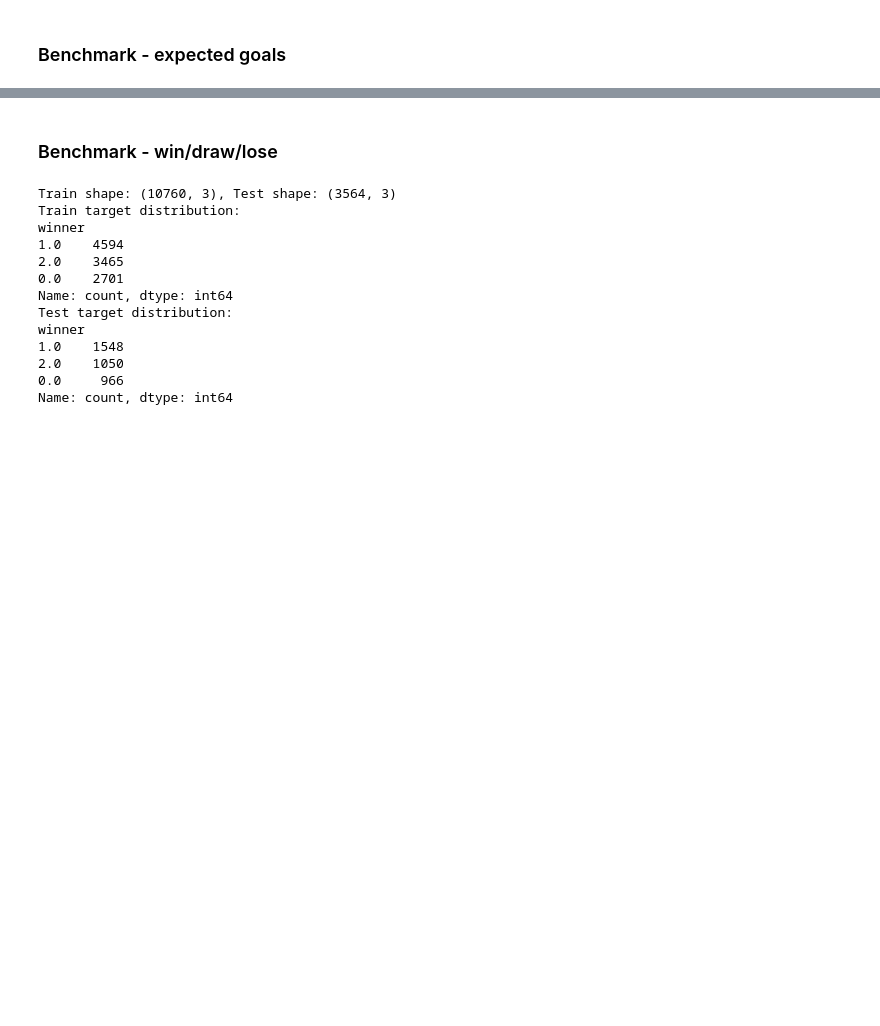
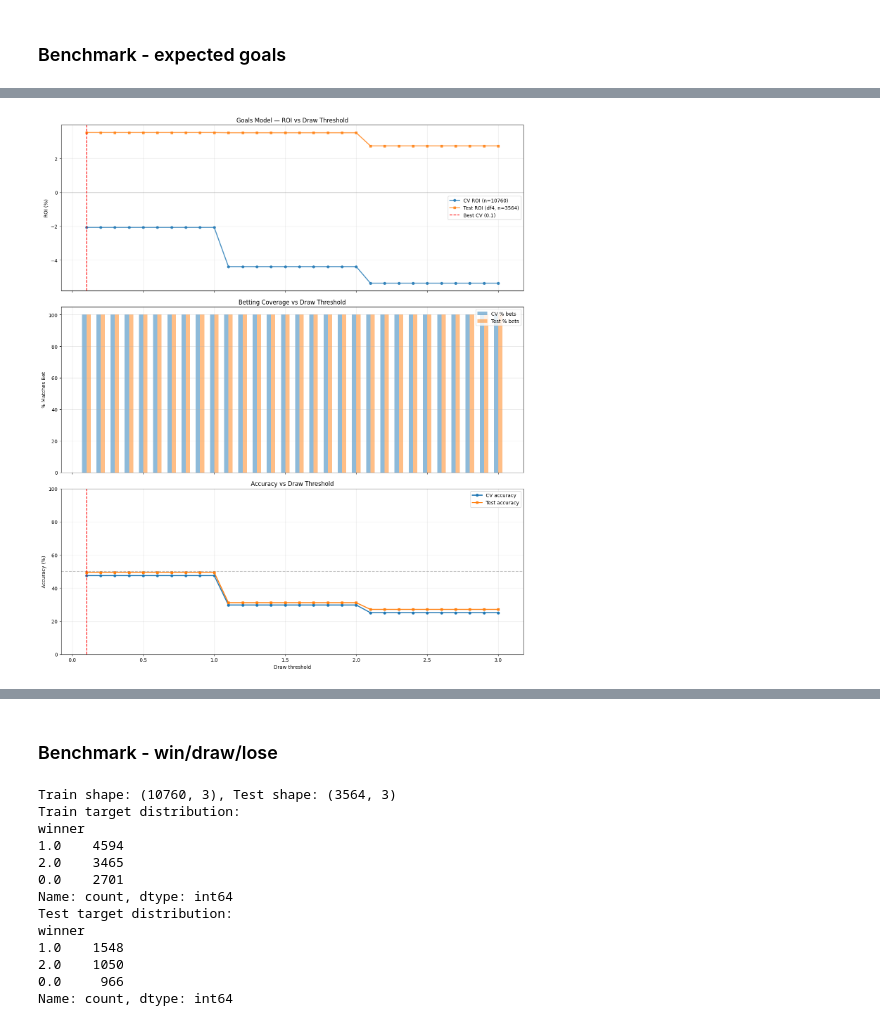
Before and after one commit to kiper22/Betting-Odds, a Jupyter notebook: notebooks/analysis.ipynb, the cells around one changed output, grey strips where cells are left out. Saved outputs shown, nothing was run; the diff lists cells and outputs as text; code cells hidden in the pictures; blank space fills up the shorter version.

```diff
--- a/notebooks/analysis.ipynb
+++ b/notebooks/analysis.ipynb
@@ -2335,23 +2425,21 @@ def evaluate_goals_predictions(model, X, y, threshold):
     return profit, placed, pct, acc
 # %%
 # ═══════════════════════════════════════════════════════════════════════════
-# PRZYGOTOWANIE DANYCH I MODELU
+# PREPARE MODEL
 # ═══════════════════════════════════════════════════════════════════════════
 X_train, y_train, _ = get_Xy(df_train, TARGET_G)
 X_test, y_test, _ = get_Xy(df_test, TARGET_G)
 
 print(f"Train shape: {X_train.shape}, Test shape: {X_test.shape}")
 
-# Model: DecisionTree z tymi samymi parametrami
 model_goals = MultiOutputRegressor(
     DecisionTreeRegressor(max_depth=4, min_samples_leaf=200, random_state=42)
 )
 
-# Cross-validation setup
 cv_splits = KFold(n_splits=5, shuffle=True, random_state=42)
 
 # ═══════════════════════════════════════════════════════════════════════════
-# ITERACJA PO THRESHOLDACH - CROSS VALIDATION
+# RUN
 # ═══════════════════════════════════════════════════════════════════════════
 draw_thresholds = np.round(np.arange(0.1, 3.1, 0.1), 2)
 cv_results = []
@@ -2363,11 +2451,9 @@ print(f"{'Threshold':>10} | {'CV profit':>12} | {'CV avg/fold':>12} | {'Placed':
 print("-" * 80)
 
 for t in draw_thresholds:
-    # Cross-validation z danym thresholdem
     scorer = make_goals_scorer(t)
     cv_scores = cross_val_score(model_goals, X_train, y_train, cv=cv_splits, scoring=scorer)
 
-    # Fit na całym train i ewaluacja (dla statystyk)
     m_tmp = clone(model_goals)
     m_tmp.fit(X_train, y_train)
     profit, placed, pct, acc = evaluate_goals_predictions(m_tmp, X_train, y_train, t)
@@ -2384,10 +2470,10 @@ for t in draw_thresholds:
     print(f"{t:>10.2f} | {cv_scores.sum():>12.2f} | {cv_scores.mean():>12.2f} | "
           f"{placed:>8} | {pct:>7.1f}% | {acc:>9.1f}%")
 
-# Najlepszy threshold z CV
 best_cv = max(cv_results, key=lambda x: x['cv_profit_sum'])
 BEST_THRESHOLD_CV = best_cv['threshold']
-print(f"\n✓ Najlepszy threshold (CV): {BEST_THRESHOLD_CV}  (profit: {best_cv['cv_profit_sum']:.2f})")
+BEST_CONFIDENCE_CV = BEST_THRESHOLD_CV
+print(f"\nBest threshold (CV): {BEST_THRESHOLD_CV}  (profit: {best_cv['cv_profit_sum']:.2f})")
 # %% [output]
 Train shape: (10760, 3), Test shape: (3564, 3)
 
@@ -2586,0 +2545,87 @@ GOTOWE! Zapisane wykresy:
+# %%
+# Data
+thresholds_cv = [r['threshold'] for r in cv_results]
+profits_cv     = [r['cv_profit_sum'] for r in cv_results]
+pct_cv         = [r['pct'] for r in cv_results]
+acc_cv         = [r['acc'] for r in cv_results]
+
+
+thresholds_test = [r['threshold'] for r in test_results]
+profits_test = [r['profit'] for r in test_results]
+pct_test = [r['pct'] for r in test_results]
+acc_test = [r['acc'] for r in test_results]
+
+
+roi_cv = [
+    (r['cv_profit_sum'] / r['placed'] * 100) if r['placed'] > 0 else 0
+    for r in cv_results
+]
+
+roi_test = [
+    (r['profit'] / r['placed'] * 100) if r['placed'] > 0 else 0
+    for r in test_results
+]
+
+
+
+fig, axes = plt.subplots(3, 1, figsize=(14, 16), sharex=True)
+
+
+# ─────────────────────────────────────────
+# 1. ROI CV vs TEST
+# ─────────────────────────────────────────
+
+ax = axes[0]
+
+ax.plot(thresholds_cv,roi_cv,marker='o',markersize=5,linewidth=2,label=f'CV ROI (n={len(X_train)})',alpha=0.8)
+ax.plot(thresholds_test,roi_test,marker='s',markersize=5,linewidth=2,label=f'Test ROI (df4, n={len(X_test)})',alpha=0.8)
+ax.axhline(0, color='gray', linewidth=1, alpha=0.5)
+ax.axvline(BEST_CONFIDENCE_CV,color='red',linestyle='--',linewidth=1.5,label=f'Best CV ({BEST_CONFIDENCE_CV})')
+
+ax.set_ylabel("ROI (%)")
+ax.set_title("Goals Model — ROI vs Draw Threshold")
+ax.grid(True, alpha=0.3)
+ax.legend()
+
+
+
+# ─────────────────────────────────────────
+# 2. BET COVERAGE
+# ─────────────────────────────────────────
+
+ax = axes[1]
+
+width = 0.03
+
+ax.bar(np.array(thresholds_cv)-width/2,pct_cv,width=width,alpha=0.5,label='CV % bets')
+ax.bar(np.array(thresholds_test)+width/2,pct_test,width=width,alpha=0.5,label='Test % bets')
+
+ax.set_ylabel("% Matches Bet")
+ax.set_title("Betting Coverage vs Draw Threshold")
+ax.set_ylim(0,105)
+ax.grid(True, alpha=0.3)
+ax.legend()
+
+# ─────────────────────────────────────────
+# 3. ACCURACY
+# ─────────────────────────────────────────
+
+ax = axes[2]
+
+ax.plot(thresholds_cv,acc_cv,marker='o',markersize=5,linewidth=2,label='CV accuracy')
+ax.plot(thresholds_test,acc_test,marker='s',markersize=5,linewidth=2,label='Test accuracy')
+ax.axhline(50,color='gray',linestyle='--',alpha=0.5)
+ax.axvline(BEST_CONFIDENCE_CV,color='red',linestyle='--',linewidth=1.5)
+
+ax.set_xlabel("Draw threshold")
+ax.set_ylabel("Accuracy (%)")
+ax.set_title("Accuracy vs Draw Threshold")
+ax.set_ylim(0,100)
+ax.grid(True, alpha=0.3)
+ax.legend()
+
+
+plt.tight_layout()
+plt.show()
+# %% [output]
+[figure, added]
```
Also changed, not shown: parts of 158 cells of this notebook, 14 other files.
